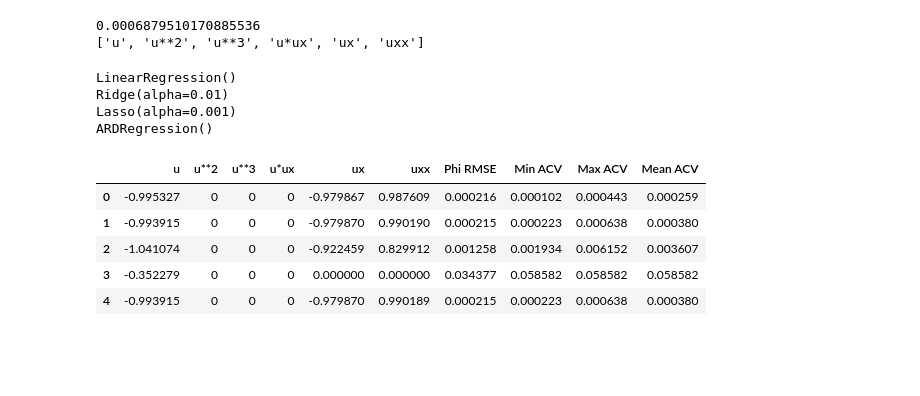
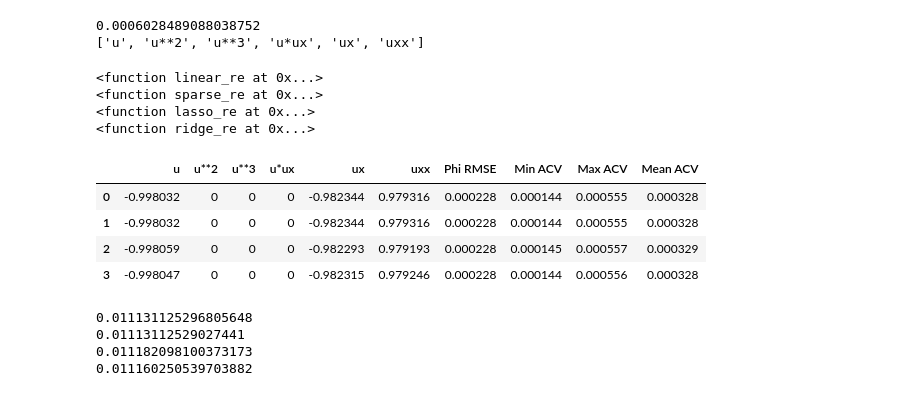
Before and after one commit to zhixuan1994/Optimization-Machine-learning-Applied-Inverse-PDEs, a Jupyter notebook: chapter 5/Chapter5_2.ipynb, the cells around one changed output. Cells and saved outputs as stored; diff of their text form; code cells hidden in the pictures; blank space fills up the shorter version.

```diff
--- a/chapter 5/Chapter5_2.ipynb
+++ b/chapter 5/Chapter5_2.ipynb
@@ -272,23 +243,14 @@ def full_heads(or_head, new_head, values):
             output_head[head] = values[new_head.index(head)]
     return output_head
 
-def linear_opt_main(Ridge_alpha, lasso_alpha, opt_method, split_num, head_or, phi_or, lam, ut, CV_th):
-    head, phi = head_or.copy(), phi_or.copy()
-    results = pd.DataFrame(columns=head+['Phi RMSE', 'Min ACV', 'Max ACV', 'Mean ACV'])
-    linear_md = [linear_model.LinearRegression(), linear_model.Ridge(alpha=Ridge_alpha),
-                 linear_model.Lasso(alpha=lasso_alpha), linear_model.ARDRegression()]
-    head_1, para_1, cv_abs_1, per_1 = optmize_reg_main(opt_method, split_num, head, phi, lam, ut, CV_th)
-    val_1 = full_heads(head_or, head_1, para_1)
-    val_1['Phi RMSE'] = per_1
-    val_1['Min ACV'] = np.min(cv_abs_1)
-    val_1['Max ACV'] = np.max(cv_abs_1)
-    val_1['Mean ACV'] = np.mean(cv_abs_1)
-    results.loc[0] = val_1
-    m = 1
-    for md in linear_md:
+def linear_opt_main(opt_method, split_num, head_or, phi_or, lam, ut, CV_th):
+    results = pd.DataFrame(columns=head_or+['Phi RMSE', 'Min ACV', 'Max ACV', 'Mean ACV'])
+    min_func = [linear_re, sparse_re, lasso_re, ridge_re]
+    m = 0
+    for md in min_func:
         print(md)
         head, phi = head_or.copy(), phi_or.copy()
-        head_res, para, cv_abs, per = linear_reg_main(md, split_num, head, phi, ut, CV_th)
+        head_res, para, cv_abs, per = optmize_reg_main(opt_method, md, split_num, head, phi, lam, ut, CV_th)
         val = full_heads(head_or, head_res, para)
         val['Phi RMSE'] = per
         val['Min ACV'] = np.min(cv_abs)
@@ -409,8 +387,8 @@ WARNING:tensorflow:Calling GradientTape.gradient on a persistent tape inside its
 t_start = 1
 t_end = 2
 x_end = 3
-x_num = 500
-t_num = 300
+t_num = 100
+x_num = 50
 z_pinn, x_pinn, t_pinn = x_y_z_generate(PINN, x_end, t_start, t_end, x_num, t_num)
 # %%
 t_test = np.linspace(0, 100, 11)[1:-1]
@@ -437,8 +415,8 @@ for t in t_test:
 t_start = 4
 t_end = 5
 x_end = 3
-x_num = 500
-t_num = 300
+t_num = 100
+x_num = 50
 z_pinn, x_pinn, t_pinn = x_y_z_generate(PINN, x_end, t_start, t_end, x_num, t_num)
 # %%
 t_test = np.linspace(0, 100, 11)[1:-1]
@@ -508,18 +485,27 @@ print(mean_squared_error(ut, uxx - u - ux, squared = False))
 head, phi = Phi_u(u, ux, uxx, ut, utt)
 print(head)
 # %% [output]
-0.0006879510170885536
+0.0006028489088038752
 ['u', 'u**2', 'u**3', 'u*ux', 'ux', 'uxx']
 # %%
-linear_opt_main(0.01, 0.001, 'L-BFGS-B', 200, head, phi, 0.001, ut, 0.01)
+re_tab = linear_opt_main('L-BFGS-B', 200, head, phi, 0.001, ut, 0.01)
+re_tab
 # %% [output]
-LinearRegression()
-Ridge(alpha=0.01)
-Lasso(alpha=0.001)
-ARDRegression()
+<function linear_re at 0x...>
+<function sparse_re at 0x...>
+<function lasso_re at 0x...>
+<function ridge_re at 0x...>
 |  | u | u**2 | u**3 | u*ux | ux | uxx | Phi RMSE | Min ACV | Max ACV | Mean ACV |
-| 0 | -0.995327 | 0 | 0 | 0 | -0.979867 | 0.987609 | 0.000216 | 0.000102 | 0.000443 | 0.000259 |
-| 1 | -0.993915 | 0 | 0 | 0 | -0.979870 | 0.990190 | 0.000215 | 0.000223 | 0.000638 | 0.000380 |
-| 2 | -1.041074 | 0 | 0 | 0 | -0.922459 | 0.829912 | 0.001258 | 0.001934 | 0.006152 | 0.003607 |
-| 3 | -0.352279 | 0 | 0 | 0 | 0.000000 | 0.000000 | 0.034377 | 0.058582 | 0.058582 | 0.058582 |
-| 4 | -0.993915 | 0 | 0 | 0 | -0.979870 | 0.990189 | 0.000215 | 0.000223 | 0.000638 | 0.000380 |
+| 0 | -0.998032 | 0 | 0 | 0 | -0.982344 | 0.979316 | 0.000228 | 0.000144 | 0.000555 | 0.000328 |
+| 1 | -0.998032 | 0 | 0 | 0 | -0.982344 | 0.979316 | 0.000228 | 0.000144 | 0.000555 | 0.000328 |
+| 2 | -0.998059 | 0 | 0 | 0 | -0.982293 | 0.979193 | 0.000228 | 0.000145 | 0.000557 | 0.000329 |
+| 3 | -0.998047 | 0 | 0 | 0 | -0.982315 | 0.979246 | 0.000228 | 0.000144 | 0.000556 | 0.000328 |
+# %%
+target = [-1, 0, 0, 0, -1, 1]
+for i in range(len(re_tab)):
+    print(mean_squared_error(re_tab.iloc[i,:6], target, squared=False))
+# %% [output]
+0.011131125296805648
+0.01113112529027441
+0.011182098100373173
+0.011160250539703882
```
Also changed, not shown: parts of 33 cells of this notebook, 1 other file.
